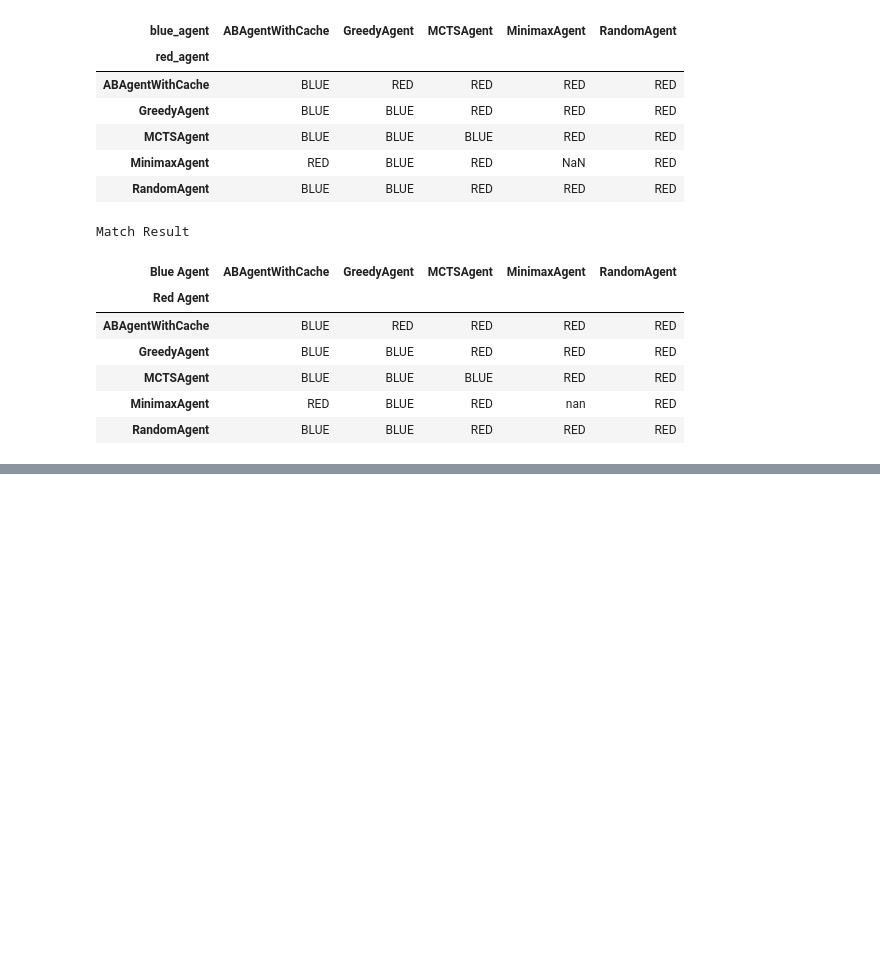
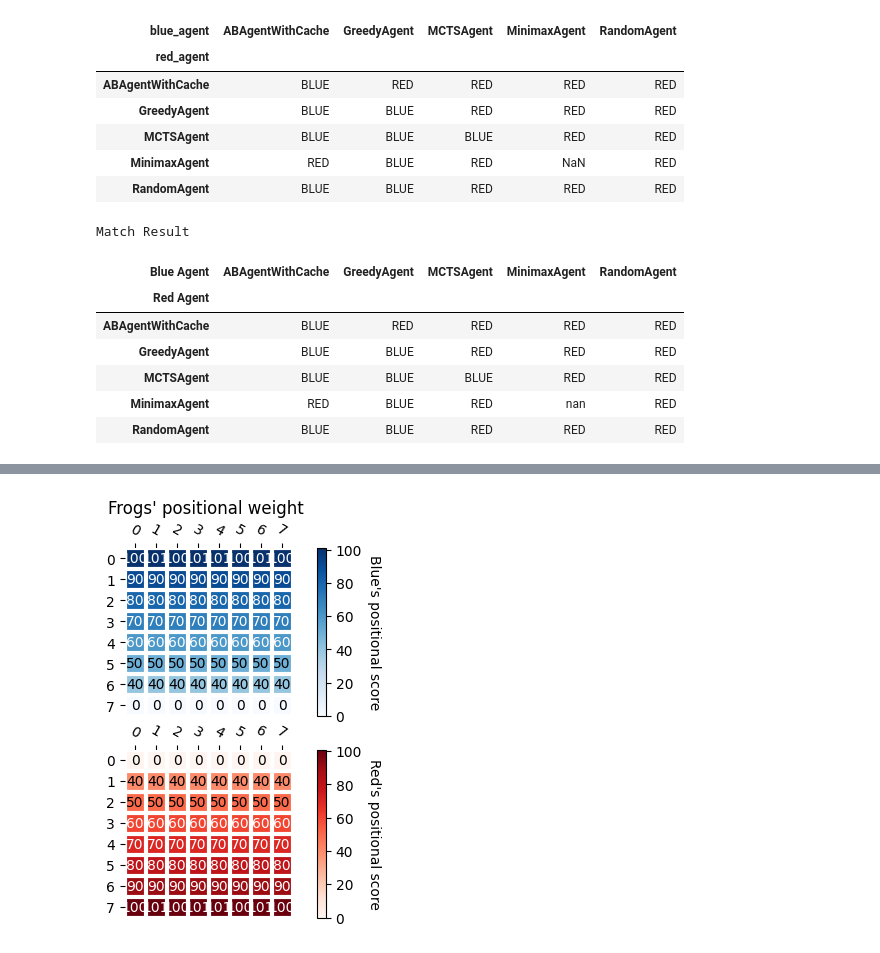
Before and after one commit to buianhduc/AI-project-B, a Jupyter notebook: notebook.ipynb, the cells around one changed output, grey strips where cells are left out. Drawn from its saved outputs; the diff is of its cells as text; code cells hidden in the pictures; blank space fills up the shorter version.

```diff
--- a/notebook.ipynb
+++ b/notebook.ipynb
@@ -112,3 +112,25 @@ df
 # Sum of memory usage
 agents = ["ABAgentWithCache" , "GreedyAgent", "RandomAgent", "MCTSAgent", "MinimaxAgent"]
 columns = ["Average Memory Usage", "Average time spent for the game"]
+# %%
+BOARD_WEIGHT_RED = [
+    [0, 0, 0, 0, 0, 0, 0, 0],
+    [40, 40, 40, 40,40, 40, 40, 40],
+    [50, 50, 50, 50,50, 50, 50, 50],
+    [60, 60, 60, 60,60, 60, 60, 60],
+    [70, 70, 70, 70,70, 70, 70, 70],
+    [80, 80, 80, 80,80, 80, 80, 80],
+    [90, 90, 90, 90,90, 90, 90, 90],
+    [100, 101, 100, 101, 101, 100, 101, 100]
+]
+
+BOARD_WEIGHT_BLUE = [
+    [100, 101, 100, 101, 101, 100, 101, 100],
+    [90, 90, 90, 90,90, 90, 90, 90],
+    [80, 80, 80, 80,80, 80, 80, 80],
+    [70, 70, 70, 70,70, 70, 70, 70],
+    [60, 60, 60, 60,60, 60, 60, 60],
+    [50, 50, 50, 50,50, 50, 50, 50],
+    [40, 40, 40, 40,40, 40, 40, 40],
+    [0, 0, 0, 0, 0, 0, 0, 0],
+]
@@ -114,0 +277,21 @@ columns = ["Average Memory Usage", "Average time spent for the game"]
+# %%
+import matplotlib.pyplot as plt
+import numpy as np
+
+import matplotlib
+import matplotlib as mpl
+fig,(ax, ax2) = plt.subplots(2)
+im, cbar = heatmap(BOARD_WEIGHT_BLUE,[i for i in range(8)], [i for i in range(8)], ax=ax,
+                   cmap="Blues", cbarlabel="Blue's positional score")
+texts = annotate_heatmap(im, valfmt="{x}")
+ax.set_title("Blue's positional weight ")
+
+im2,cbar2 = heatmap(BOARD_WEIGHT_RED,[i for i in range(8)], [i for i in range(8)], ax=ax2,
+                   cmap="Reds", cbarlabel="Red's positional score")
+texts = annotate_heatmap(im2, valfmt="{x}")
+ax.set_title("Frogs' positional weight ")
+
+# fig.tight_layout()
+plt.show()
+# %% [output]
+[figure, added]
```
Also changed, not shown: parts of 6 cells of this notebook, 25 other files.
